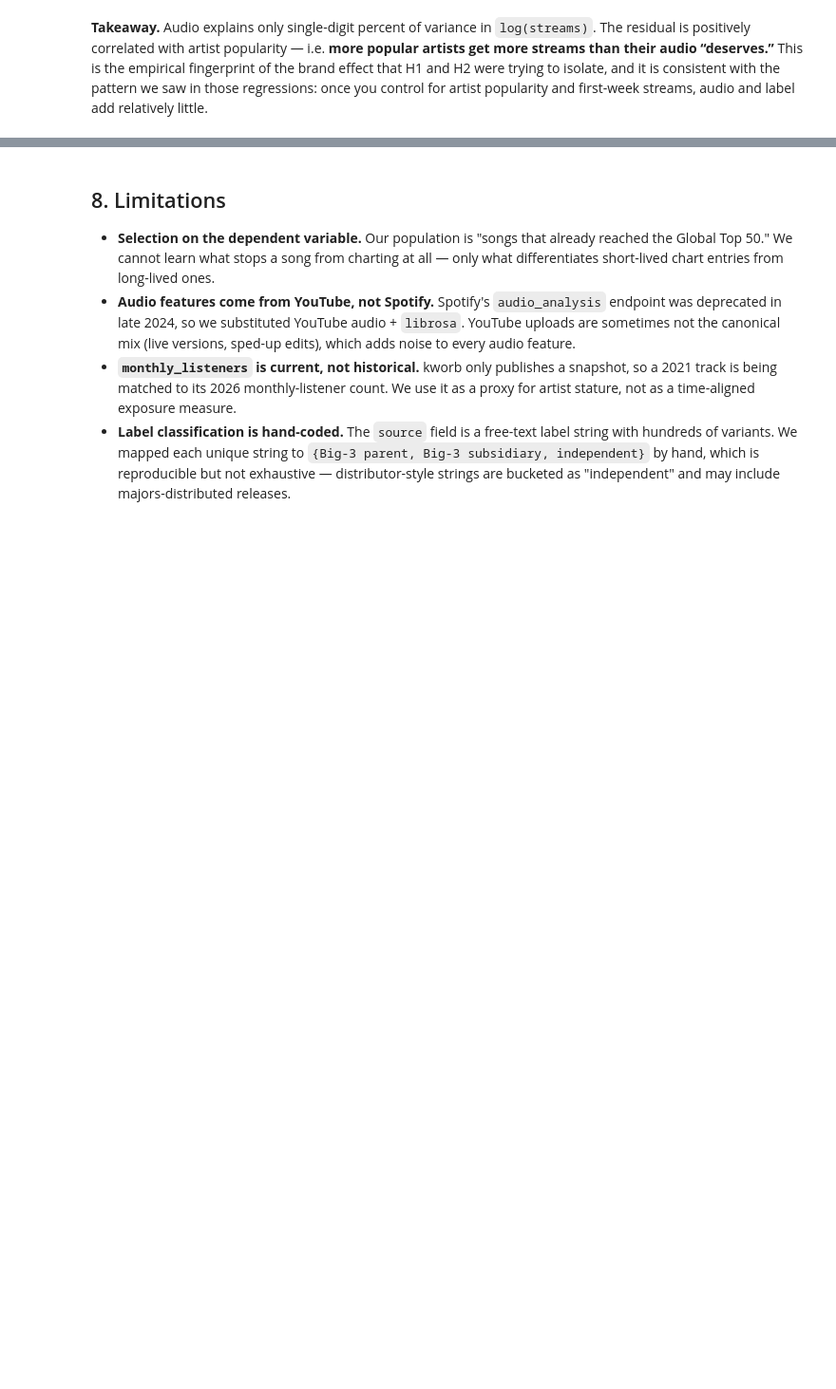
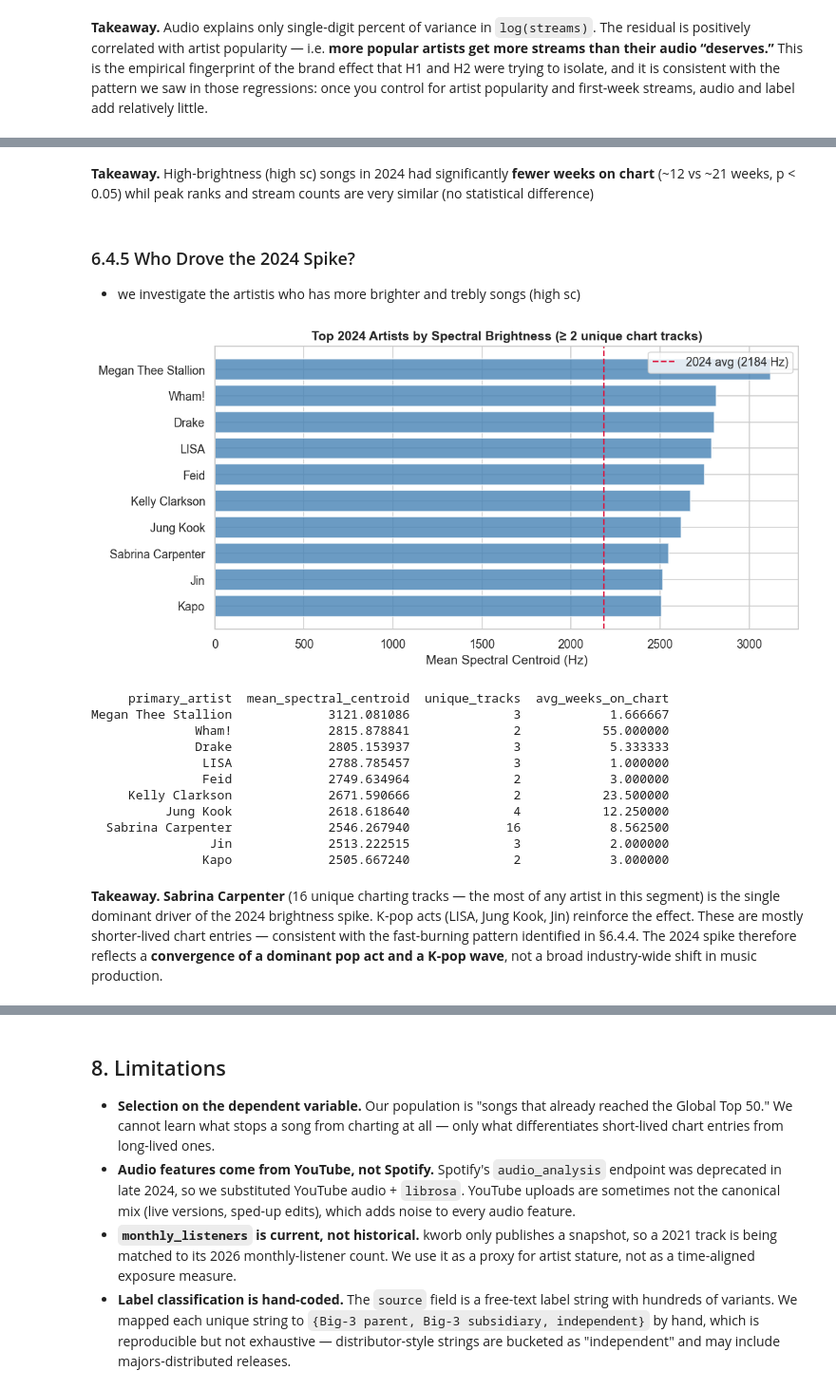
Before and after one commit to Irene-Wu-1002/Spotify-Trend-Analyzer, a Jupyter notebook: notebooks/06_final_analysis.ipynb, the cells around one changed output, grey strips where cells are left out. Shown at 95% size. Cells and saved outputs as stored; diff of their text form; code cells hidden in the pictures; blank space fills up the shorter version.

```diff
--- a/notebooks/06_final_analysis.ipynb
+++ b/notebooks/06_final_analysis.ipynb
@@ -510,0 +719,62 @@ plt.show()
+# %% [markdown]
+**Takeaway.** High-brightness (high sc) songs in 2024 had significantly **fewer weeks on chart** (~12 vs ~21 weeks, p < 0.05) whil peak ranks and stream counts are very similar (no statistical difference)
+# %% [markdown]
+### 6.4.5 Who Drove the 2024 Spike?
+
+-  we investigate the artistis who has more brighter and trebly songs (high sc)
+# %%
+df24_songs["primary_artist"] = (
+    df24_songs["artist_names"].str.split(",").str[0].str.strip()
+)
+
+artist_sc = (
+    df24_songs.groupby("primary_artist")["spectral_centroid"]
+              .agg(mean_sc="mean", track_count="count")
+              .query("track_count >= 2")
+              .sort_values("mean_sc", ascending=False)
+              .head(10)
+              .reset_index()
+)
+artist_weeks = (
+    df24_songs.groupby("primary_artist")["weeks_on_chart"]
+              .mean()
+              .rename("avg_weeks")
+)
+artist_sc = artist_sc.join(artist_weeks, on="primary_artist")
+
+fig, ax = plt.subplots(figsize=(10, 5))
+bars = ax.barh(
+    artist_sc["primary_artist"][::-1],
+    artist_sc["mean_sc"][::-1],
+    color="steelblue", alpha=0.8, edgecolor="white"
+)
+mean_2024 = df24_songs["spectral_centroid"].mean()
+ax.axvline(mean_2024, color="crimson", linestyle="--", linewidth=1.5,
+           label=f"2024 avg ({mean_2024:.0f} Hz)")
+ax.set_xlabel("Mean Spectral Centroid (Hz)")
+ax.set_title("Top 2024 Artists by Spectral Brightness (≥ 2 unique chart tracks)",
+             fontweight="bold")
+ax.legend()
+fig.tight_layout()
+plt.show()
+
+print(artist_sc[["primary_artist", "mean_sc", "track_count", "avg_weeks"]]
+      .rename(columns={"mean_sc": "mean_spectral_centroid",
+                       "track_count": "unique_tracks",
+                       "avg_weeks": "avg_weeks_on_chart"})
+      .to_string(index=False))
+# %% [output]
+[figure, added]
+     primary_artist  mean_spectral_centroid  unique_tracks  avg_weeks_on_chart
+Megan Thee Stallion             3121.081086              3            1.666667
+              Wham!             2815.878841              2           55.000000
+              Drake             2805.153937              3            5.333333
+               LISA             2788.785457              3            1.000000
+               Feid             2749.634964              2            3.000000
+     Kelly Clarkson             2671.590666              2           23.500000
+          Jung Kook             2618.618640              4           12.250000
+  Sabrina Carpenter             2546.267940             16            8.562500
+                Jin             2513.222515              3            2.000000
+               Kapo             2505.667240              2            3.000000
+# %% [markdown]
+**Takeaway.** **Sabrina Carpenter** (16 unique charting tracks — the most of any artist in this segment) is the single dominant driver of the 2024 brightness spike. K-pop acts (LISA, Jung Kook, Jin) reinforce the effect. These are mostly shorter-lived chart entries — consistent with the fast-burning pattern identified in §6.4.4. The 2024 spike therefore reflects a **convergence of a dominant pop act and a K-pop wave**, not a broad industry-wide shift in music production.
```
Also changed, not shown: parts of 22 cells of this notebook.
